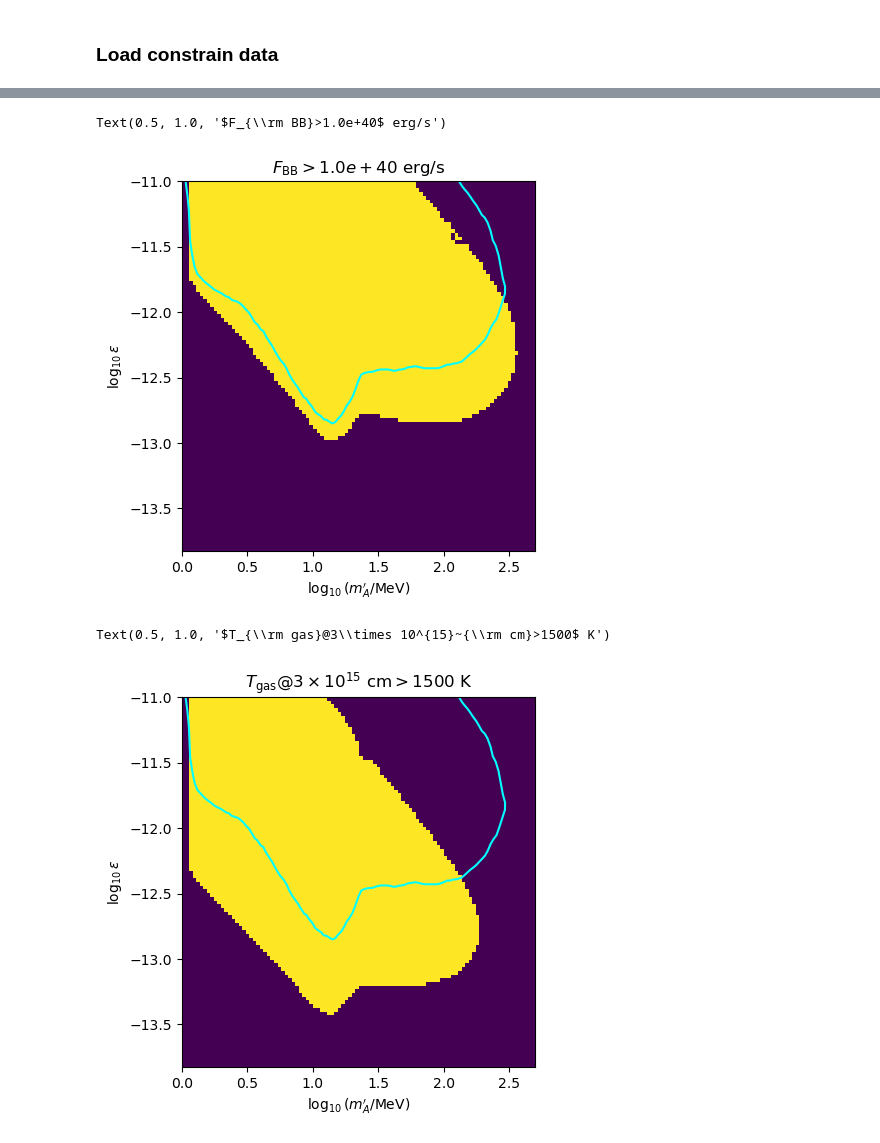
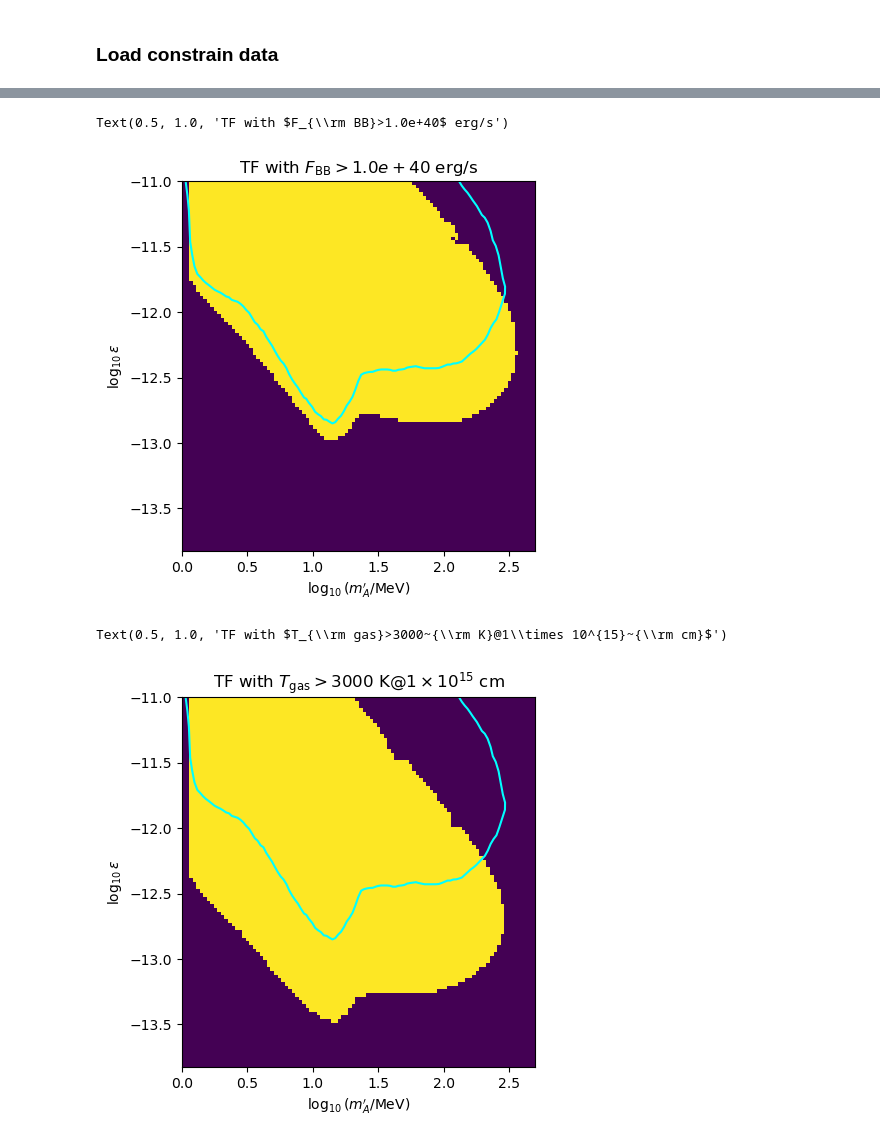
Before and after one commit to yenhsunlin/CSM_DP, a Jupyter notebook: CSM.ipynb, the cells around one changed output, grey strips where cells are left out. Drawn from its saved outputs; the diff is of its cells as text; code cells hidden in the pictures.

```diff
--- a/CSM.ipynb
+++ b/CSM.ipynb
@@ -68,4 +68,5 @@ CSM_radius = np.logspace(np.log10(5e13),np.log10(5e15),30)
 # %%
+SN_profile = 'LS220'
 total_jobs = len(eps_list)*len(mAp_list)
 i=0
 for eps in eps_list:
@@ -73,13 +74,13 @@ for eps in eps_list:
         T_avg = []
         eff_avg = []
         for r in CSM_radius:
-            tavg,eff = average_stopping_time_eff(r,eps,mAp)
+            tavg,eff = average_stopping_time_eff(r,eps,mAp,SN_profile=SN_profile)
             if tavg < 10:
                 tavg = 10 # tavg cannot be smaller than the SN explosion duration 10s
             T_avg.append(tavg)
             eff_avg.append(eff)
-        save_data = np.vstack([[eps]*30,[mAp]*30,CSM_radius,T_avg,eff_avg]).T
-        with open("CSM_avg_time_eff.txt", "a") as f:
+        save_data = np.vstack([[eps]*len(CSM_radius),[mAp]*len(CSM_radius),CSM_radius,T_avg,eff_avg]).T
+        with open(f"CSM_average_stoptime_efficiency_{SN_profile}.txt", "a") as f:
             np.savetxt(f, save_data, fmt='%.5e',delimiter=' ')
         i += 1
         sys.stdout.write(f"\rCurrent Progress: {i/total_jobs*100:.2f}%")
@@ -137,12 +138,14 @@ CSM_radius = np.logspace(np.log10(5e13),np.log10(5e15),50)
 
 number_of_mAp = len(mAp_list)
 # %%
-# start_time = time.time()
+start_time = time.time()
 # total_jobs = len(eps_list)
 # j=0
-eps_val = 10**-12.5
-mAp_val = 300
-for eps in [eps_val]: # eps_list
+SN_profile = 'TF' # SN profile
+interp_u = True # use look up table for internal function
+eps_val = 5e-13
+mAp_val = 3
+for eps in [eps_val] : # eps_list
     FBB_list = [] # for BB luminosity storage
     TBB_list = [] # ...    temperature ...
     RBB_list = [] # ...    radius      ...
@@ -155,8 +158,8 @@ for eps in [eps_val]: # eps_list
         # creat empty list to store data
         T_wt_rad = [] # empty list to store temperature at different CSM radius with radiation in LTE
         T_wo_rad = [] # ...                                                     without radiation in LTE
-        avg_time = average_stopping_time(eps,mAp,CSM_radius,'SN 2023ixf') # get average stopping time at different CSM radius
-        avg_eff = average_efficiency(eps,mAp,CSM_radius,'SN 2023ixf')     # get average energy deposition efficiency at different CSM radius
+        avg_time = average_stopping_time(eps,mAp,CSM_radius,SN_profile) # get average stopping time at different CSM radius
+        avg_eff = average_efficiency(eps,mAp,CSM_radius,SN_profile)     # get average energy deposition efficiency at different CSM radius
         avg_eff[avg_eff > 1] = 1 # make sure efficiency cannot exceed 1
         avg_eff[avg_eff < 0] = 0 # ...                         below 0
 
@@ -166,7 +169,7 @@ for eps in [eps_val]: # eps_list
             r = CSM_radius[i]
             # Get temperature with radiation in LTE
             try:
-                T_rad,_,_ = get_T(r,eps,mAp,efficiency=avg_eff[i],interp_u=True)
+                T_rad,_,_ = get_T(r,eps,mAp,efficiency=avg_eff[i],interp_u=interp_u)
             except:
                 # check the solver fails at this point is due to dQ is too small to raise any temperature or too large that breaks the upper bracket
                 if dQ_dV(r,eps,mAp) <= 1e-2: # dQ_dV is too low to raise meaningful T
@@ -177,7 +180,7 @@ for eps in [eps_val]: # eps_list
 
             # Get gas only temperature, not in LTE (radiation is not included)
             try:
-                T_norad,_,_ = get_T(r,eps,mAp,include_rad=False,efficiency=avg_eff[i],interp_u=True)
+                T_norad,_,_ = get_T(r,eps,mAp,include_rad=False,efficiency=avg_eff[i],interp_u=interp_u)
             except:
                 # check the solver fails at this point is due to dQ is too small to raise any temperature or too large that breaks the upper bracket
                 if dQ_dV(r,eps,mAp) <= 1e-2:
@@ -239,7 +242,7 @@ for eps in [eps_val]: # eps_list
         GAS_TEMP_AT_3E15.append(T_gas_3e15) # ...                        3e15 ...
         GAS_TEMP_AT_4E15.append(T_gas_4e15) # ...                        4e15 ...
 
-    # uncomment below if you want to save data
+    # # uncomment below if you want to save data
     # save_data = np.vstack([[eps]*number_of_mAp,
     #                        [mAp]*number_of_mAp,
     #                        TAU_list,
@@ -250,10 +253,10 @@ for eps in [eps_val]: # eps_list
     #                        GAS_TEMP_AT_2E15,
     #                        GAS_TEMP_AT_3E15,
     #                        GAS_TEMP_AT_4E15]).T
-    # with open("CSM_RBB_TBB_FBB.txt", "a") as f:
+    # with open(f"CSM_constraint_data_{SN_profile}.txt", "a") as f:
     #     np.savetxt(f, save_data, fmt='%.5e',delimiter=' ')
     # j += 1
     # sys.stdout.write(f"\rCurrent Progress: {j/total_jobs*100:.2f}%")
     # sys.stdout.flush()
-# end_time = time.time()
-# print(f"\nElapsed time: {end_time - start_time:.6f} seconds")
+end_time = time.time()
+print(f"\nElapsed time: {end_time - start_time:.6f} seconds")
@@ -348,7 +353,8 @@ Text(0, 0.5, '$\\kappa$ [cm$^2$ g$^{-1}$]')
 # %% [markdown]
 ### Load constrain data
 # %%
-constraint = np.loadtxt('CSM_RBB_TBB_FBB.txt')
+SN_profile = 'TF'
+constraint = np.loadtxt(f'CSM_constraint_data_{SN_profile}.txt')
 constraint_tau = constraint[:, 2].reshape(100,100)
 constraint_RBB = constraint[:, 3].reshape(100,100)
 constraint_FBB = constraint[:, 5].reshape(100,100)
@@ -362,6 +368,6 @@ np.nan_to_num(constraint_FBB, copy=False, nan=0.0)
 np.nan_to_num(constraint_RBB, copy=False, nan=0.0)
 sn1987a_gamma_data = np.log10(np.loadtxt('sn1987a_gamma.txt'))
 
-avg_diff_time = constraint_tau*constraint_RBB / c
+constraint_diff_time = constraint_tau*constraint_RBB / c
 # %%
 d = 1
@@ -382,19 +388,20 @@ plt.plot(sn1987a_gamma_data.T[0],sn1987a_gamma_data.T[1],color='cyan')
 plt.ylim(np.log10(1.5e-14), -11)
 plt.xlabel(r'$\log_{10}(m_{A}^\prime/{\rm MeV})$')
 plt.ylabel(r'$\log_{10}\epsilon$')
-plt.title(fr'$F_{{\rm BB}}>{F_BB:.1e}$ erg/s')
-#plt.savefig('diff_time_one_day.png',bbox_inches='tight')
+plt.title(fr'{SN_profile} with $F_{{\rm BB}}>{F_BB:.1e}$ erg/s')
+#plt.savefig(f'obs_luminosity_{SN_profile}.png',bbox_inches='tight')
 # %% [output]
-Text(0.5, 1.0, '$F_{\\rm BB}>1.0e+40$ erg/s')
+Text(0.5, 1.0, 'TF with $F_{\\rm BB}>1.0e+40$ erg/s')
-[figure, old version]
+[figure, new version]
 # %%
-T_g_th = 1500
-plt.imshow(constraint_T_GAS_3E15>T_g_th,origin='lower',extent=[0, 2.7, np.log10(1.5e-14), -11])
+T_g_th = 3000
+plt.imshow(constraint_T_GAS_1E15>T_g_th,origin='lower',extent=[0, 2.7, np.log10(1.5e-14), -11])
 plt.plot(sn1987a_gamma_data.T[0],sn1987a_gamma_data.T[1],color='cyan')
 plt.ylim(np.log10(1.5e-14), -11)
 plt.xlabel(r'$\log_{10}(m_{A}^\prime/{\rm MeV})$')
 plt.ylabel(r'$\log_{10}\epsilon$')
-plt.title(fr'$T_{{\rm gas}}@3\times 10^{{15}}~{{\rm cm}}>{T_g_th:.0f}$ K')
+plt.title(fr'{SN_profile} with $T_{{\rm gas}}>{T_g_th:.0f}~{{\rm K}}@1\times 10^{{15}}~{{\rm cm}}$')
+#plt.savefig(f'dust_{SN_profile}.png',bbox_inches='tight')
 # %% [output]
-Text(0.5, 1.0, '$T_{\\rm gas}@3\\times 10^{15}~{\\rm cm}>1500$ K')
+Text(0.5, 1.0, 'TF with $T_{\\rm gas}>3000~{\\rm K}@1\\times 10^{15}~{\\rm cm}$')
-[figure, old version]
+[figure, new version]
```
Also changed, not shown: parts of 4 cells of this notebook, 17 other files.
